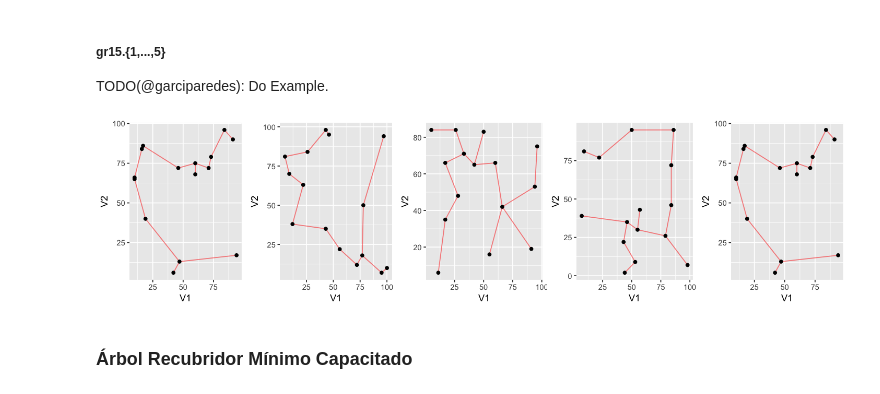
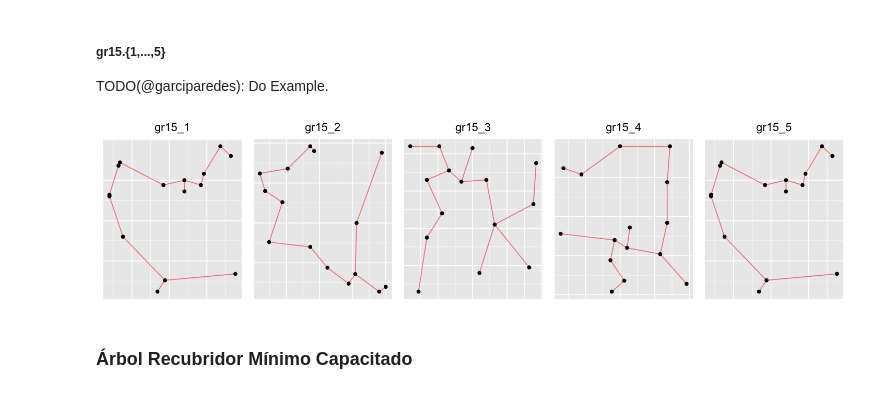
Before and after one commit to garciparedes/integer-programming-heuristics, a Jupyter notebook: integer-programming-network-heuristics.ipynb, the cells around one changed output. Saved outputs shown, nothing was run; the diff lists cells and outputs as text; code cells hidden in the pictures.

Commit message:
Working on capacited minimum spanning trees

```diff
--- a/integer-programming-network-heuristics.ipynb
+++ b/integer-programming-network-heuristics.ipynb
@@ -56,6 +56,7 @@ options(repr.matrix.max.rows = 600, repr.matrix.max.cols = 600)
 # %%
 dataset.root <- "./data/"
 dataset.folder <- paste0(dataset.root, "network/")
+dataset.mosel <- paste0(dataset.folder, "mosel/")
 # %%
 simple.file.names <- c("gr15_1.dat", "gr15_2.dat", "gr15_3.dat", "gr15_4.dat", "gr15_4.dat" )
 # %%
@@ -79,19 +80,21 @@ ReadRaw <- function(file.path) {
 # %%
 Format1DFixedCostNetworkSolution <- function(s, p) {
 
-    a$optimum
-
-    if (length(a$solution) %% p$n == 0) {
+    if (length(s$solution) %% p$n == 0) {
         n <- p$n
     } else {
         n <- p$n + 1
     }
-    list(
+    l <- list(
         min.cost = s$optimum,
-        quantity = matrix(a$solution[1:(n ^ 2)], ncol = n, byrow = TRUE),
-        edge     = matrix(a$solution[(n ^ 2 + 1):(2 * n ^ 2)], ncol = n, byrow = TRUE),
-        node     = matrix(a$solution[(2 * n ^ 2 + 1):(2 * n ^ 2 + n)], ncol = n, byrow = TRUE)
+        quantity = matrix(s$solution[1:(n ^ 2)], ncol = n, byrow = TRUE),
+        edge     = matrix(s$solution[(n ^ 2 + 1):(2 * n ^ 2)], ncol = n, byrow = TRUE)
     )
+
+    if (length(a$solution) > (2 * n ^ 2)) {
+        l$node <- matrix(s$solution[(2 * n ^ 2 + 1):(2 * n ^ 2 + n)], ncol = n, byrow = TRUE)
+    }
+    return(l)
 }
 # %%
 ReadCoordinatedFile <- function(file.path) {
@@ -393,0 +393,4 @@ SolveMinimumSpanningTree(matriz.12x12)
+# %%
+a <- matrix(0, ncol = 12, nrow = 12)
+a[SolveMinimumSpanningTree(matriz.12x12)] <- 1
+a
@@ -458,21 +494,32 @@ TODO(@garciparedes): Do Example.
 # %%
 options(repr.plot.width = 12, repr.plot.height = 3)
 
-c("gr15_1.dat", "gr15_2.dat", "gr15_3.dat", "gr15_4.dat", "gr15_5.dat")  %>%
+gr <- c("gr15_1", "gr15_2", "gr15_3", "gr15_4", "gr15_5")
+
+gr %>%
 lapply(function(f) {
-    p <- f %>%
+    p <- paste0(f, ".dat") %>%
     { paste0(dataset.folder, .) } %>%
     ReadCoordinatedFile()
     y <- SolveMinimumSpanningTree(dist(p))
     cbind(p[y[,1], ], p[y[,2], ]) %>%
     as.data.frame %>%
     ggplot() +
         geom_segment(aes(x = V1, y = V2, xend = V3, yend = V4),colour="red",alpha=0.5) +
-        geom_point(data = as.data.frame(p), aes(x = V1, y = V2))
+        geom_point(data = as.data.frame(p), aes(x = V1, y = V2)) +
+
+        ggtitle(f) +
+            theme(plot.title   = element_text(hjust = 0.5),
+                  axis.title.x = element_blank(),
+                  axis.text.x  = element_blank(),
+                  axis.ticks.x = element_blank(),
+                  axis.title.y = element_blank(),
+                  axis.text.y  = element_blank(),
+                  axis.ticks.y = element_blank())
 }) %>%
 { do.call("grid.arrange", c(., ncol = 5)) }
 # %% [output]
-[figure, old version]
+[figure, new version]
 # %% [markdown]
 ### Árbol Recubridor Mínimo Capacitado
 # %% [markdown]
```
Also changed, not shown: parts of 11 cells of this notebook.
